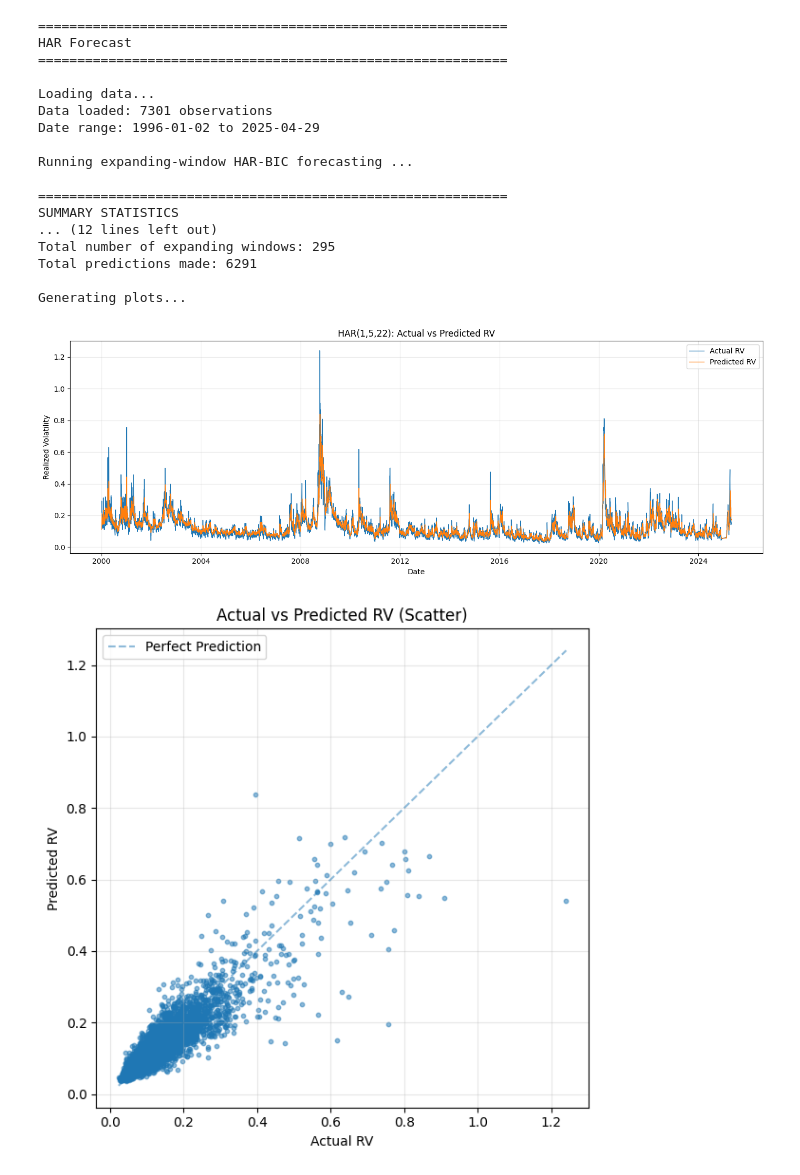
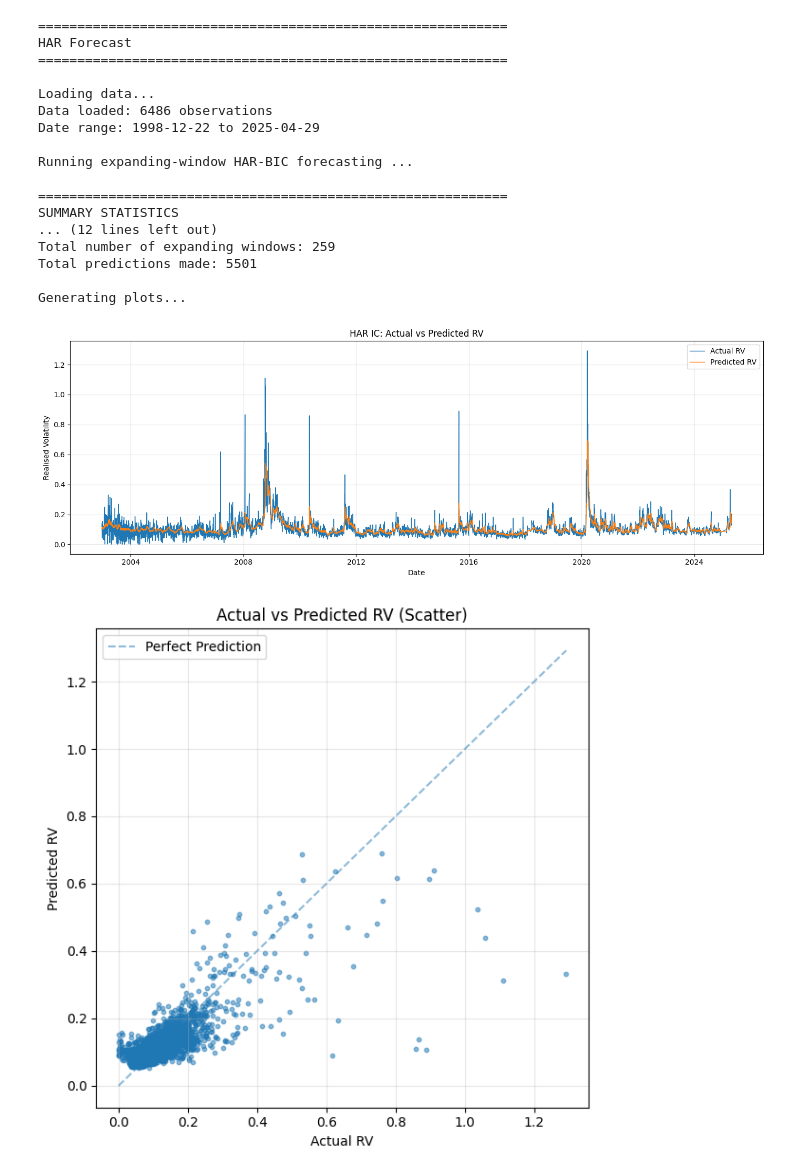
Before and after one commit to dlwlsdn03/bicmemory, a Jupyter notebook: har/harmodel.ipynb, the cells around one changed output. Cells and saved outputs as stored; diff of their text form; code cells hidden in the pictures.

```diff
--- a/har/harmodel.ipynb
+++ b/har/harmodel.ipynb
@@ -16,7 +16,7 @@ class Config:
     add_constant: bool = True #for OLS
 
     #BIC config
-    use_bic: bool = True
+    use_bic: bool
     weekly_candidates: tuple = (5, 16, 22, 32, 44, 66, 88)
     monthly_candidates: tuple = (16, 22, 44, 66, 88)
 # %%
@@ -218,7 +218,11 @@ def plot_results(results_df: pd.DataFrame):
     plt.plot(results_df['date'], results_df['predicted_RV'], label='Predicted RV', linewidth=1)
     plt.xlabel('Date')
     plt.ylabel('Realised Volatility')
-    plt.title('HAR(1,5,22): Actual vs Predicted RV')
+    if(Config.use_bic==True):
+        plt.title('HAR IC: Actual vs Predicted RV')
+    else:
+        plt.title('HAR(1,5,22): Actual vs Predicted RV')
+
     plt.legend()
     plt.grid(True, alpha=0.3)
     plt.tight_layout()
@@ -282,11 +286,11 @@ def summarize_windows(results_df: pd.DataFrame) -> pd.DataFrame:
             )
             .reset_index())
 # %%
-def har_forecast(filepath="SPY.csv", use_bic=False):
+def har_forecast(filepath="XLP.csv"):
     print("="*60); print("HAR Forecast"); print("="*60)
 
     config = Config()
-    config.use_bic = use_bic
+    Config.use_bic = False
 
     print("\nLoading data...")
     rv_data = load_and_prepare_data(filepath)
@@ -325,41 +329,41 @@ Generating plots...
 # %%
-def har_forecast(filepath="SPY.csv", use_bic=True):
+def har_forecast(filepath="XLP.csv"):
     print("="*60); print("HAR Forecast"); print("="*60)
 
     config = Config()
-    config.use_bic = use_bic
+    Config.use_bic = True
 
     print("\nLoading data...")
     rv_data = load_and_prepare_data(filepath)
 
     mode = "HAR-BIC"
     print(f"\nRunning expanding-window {mode} forecasting ...")
     results_df = expanding_window_forecast_HAR(rv_data, config)
 
     print_summary_statistics(results_df)
     print("\nGenerating plots...")
     plot_results(results_df)
 
     #return results_df
 
 har_forecast()
 # %% [output]
 ============================================================
 HAR Forecast
 ============================================================
 
 Loading data...
-Data loaded: 7301 observations
-Date range: 1996-01-02 to 2025-04-29
+Data loaded: 6486 observations
+Date range: 1998-12-22 to 2025-04-29
 
 Running expanding-window HAR-BIC forecasting ...
 
 ============================================================
 SUMMARY STATISTICS
 ... (12 lines left out)
-Total number of expanding windows: 295
-Total predictions made: 6291
+Total number of expanding windows: 259
+Total predictions made: 5501
 
 Generating plots...
-[figure, old version]
+[figure, new version]
-[figure, old version]
+[figure, new version]
```
Also changed, not shown: parts of 1 cell of this notebook.
